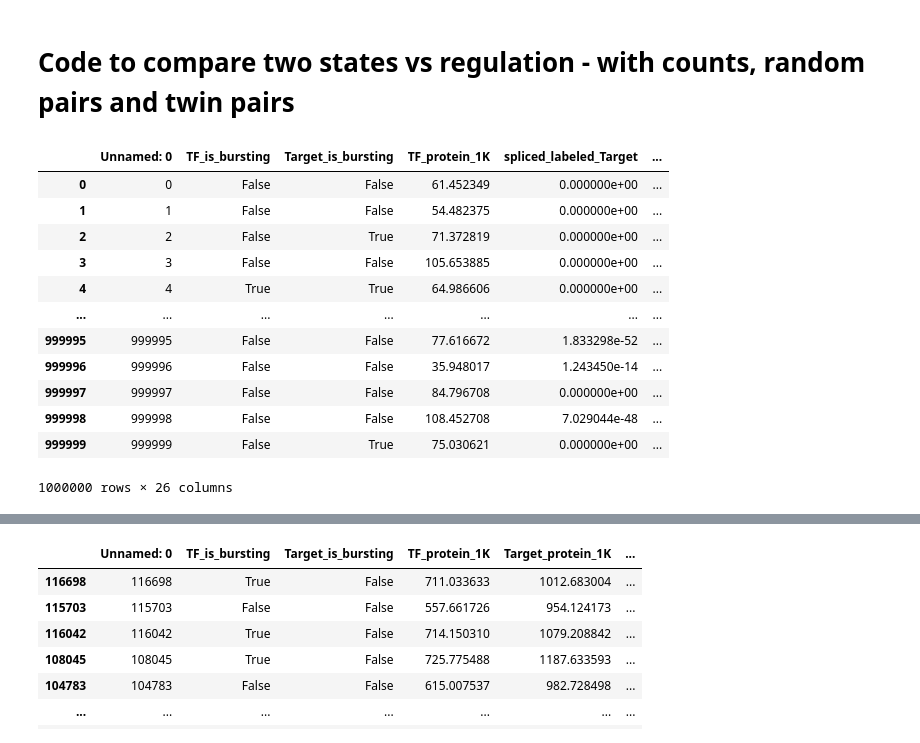
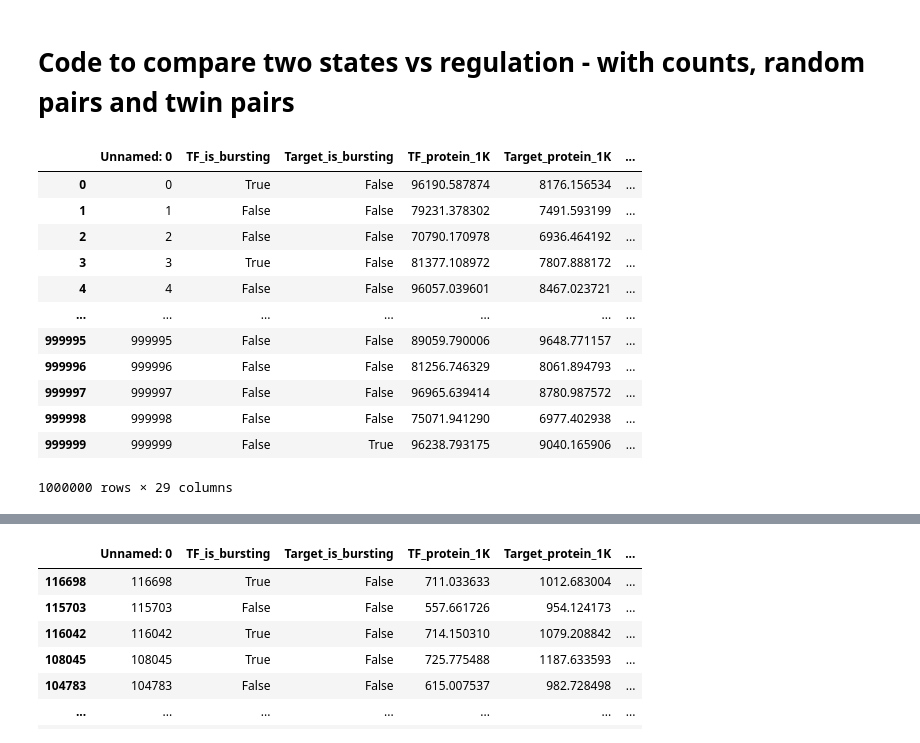
Before and after one commit to Keerthana910234/grnInference, a Jupyter notebook: analysisCode/compare_two_state_regulation.ipynb, the cells around one changed output, grey strips where cells are left out. Cells and saved outputs as stored; diff of their text form; code cells hidden in the pictures.

```diff
--- a/analysisCode/compare_two_state_regulation.ipynb
+++ b/analysisCode/compare_two_state_regulation.ipynb
@@ -30,37 +30,37 @@ pylab.rcParams.update(params)
 # pylab.style.use('seaborn-white')
 # %%
 #PARAM VALS FOR THIS RUN
-sim_file_use = '/home/mzo5929/Keerthana/grnInference/simulationData/simulations_rerun_ec50_is_median/median_params/samples_replicates_over_time_with_regulation_median_0.csv'
+sim_file_use = '/home/mzo5929/Keerthana/grnInference/simulationData/large_scale_parameter_scan/two_way_regulation/samples_replicates_with_regulation_two_way_regulation_3372.csv'
 # sim_file_use = '/home/mzo5929/Keerthana/grnInference/simulationData/self_regulation/A_B_Bloops_1.csv'
 # sim_file_use = '/home/mzo5929/Keerthana/grnInference/simulationData/simulations_rerun/with_regulation/median/samples_replicates_with_regulation_median_0.csv'
 num_sampling_times = 24
 num_cells = 20e3
 
 updated_df = pd.read_csv(sim_file_use)
 updated_df['unspliced_Target'] = updated_df['unspliced_unlabeled_Target']+updated_df['unspliced_labeled_Target']
 updated_df['unspliced_TF'] = updated_df['unspliced_unlabeled_TF']+updated_df['unspliced_labeled_TF']
 
 updated_df['labeled_Target'] = updated_df['unspliced_labeled_Target']+updated_df['spliced_labeled_Target']
 updated_df['labeled_TF'] = updated_df['unspliced_labeled_TF']+updated_df['spliced_labeled_TF']
 
 updated_df['unlabeled_Target'] = updated_df['unspliced_unlabeled_Target']+updated_df['spliced_unlabeled_Target']
 updated_df['unlabeled_TF'] = updated_df['unspliced_unlabeled_TF']+updated_df['spliced_unlabeled_TF']
 
 updated_df
 # %% [output]
-|  | Unnamed: 0 | TF_is_bursting | Target_is_bursting | TF_protein_1K | spliced_labeled_Target | ... |
-| 0 | 0 | False | False | 61.452349 | 0.000000e+00 | ... |
-| 1 | 1 | False | False | 54.482375 | 0.000000e+00 | ... |
-| 2 | 2 | False | True | 71.372819 | 0.000000e+00 | ... |
-| 3 | 3 | False | False | 105.653885 | 0.000000e+00 | ... |
-| 4 | 4 | True | True | 64.986606 | 0.000000e+00 | ... |
+|  | Unnamed: 0 | TF_is_bursting | Target_is_bursting | TF_protein_1K | Target_protein_1K | ... |
+| 0 | 0 | True | False | 96190.587874 | 8176.156534 | ... |
+| 1 | 1 | False | False | 79231.378302 | 7491.593199 | ... |
+| 2 | 2 | False | False | 70790.170978 | 6936.464192 | ... |
+| 3 | 3 | True | False | 81377.108972 | 7807.888172 | ... |
+| 4 | 4 | False | False | 96057.039601 | 8467.023721 | ... |
 | ... | ... | ... | ... | ... | ... | ... |
-| 999995 | 999995 | False | False | 77.616672 | 1.833298e-52 | ... |
-| 999996 | 999996 | False | False | 35.948017 | 1.243450e-14 | ... |
-| 999997 | 999997 | False | False | 84.796708 | 0.000000e+00 | ... |
-| 999998 | 999998 | False | False | 108.452708 | 7.029044e-48 | ... |
-| 999999 | 999999 | False | True | 75.030621 | 0.000000e+00 | ... |
+| 999995 | 999995 | False | False | 89059.790006 | 9648.771157 | ... |
+| 999996 | 999996 | False | False | 81256.746329 | 8061.894793 | ... |
+| 999997 | 999997 | False | False | 96965.639414 | 8780.987572 | ... |
+| 999998 | 999998 | False | False | 75071.941290 | 6977.402938 | ... |
+| 999999 | 999999 | False | True | 96238.793175 | 9040.165906 | ... |
-1000000 rows × 26 columns
+1000000 rows × 29 columns
 # %%
 #First compare regulation
 time = 300
```
Also changed, not shown: parts of 10 cells of this notebook, 13 other files.
